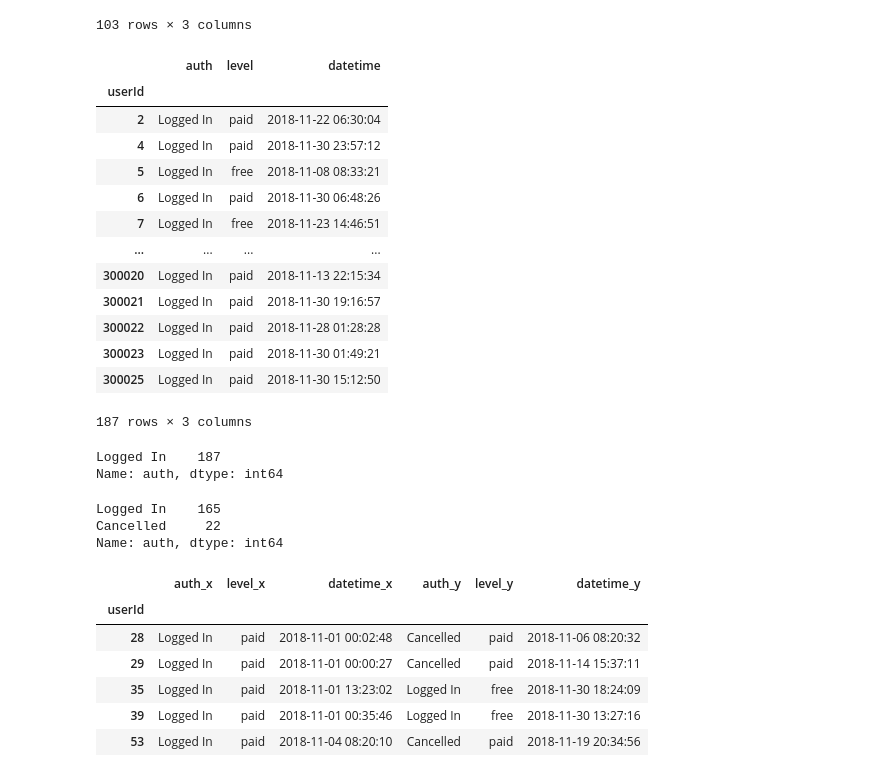
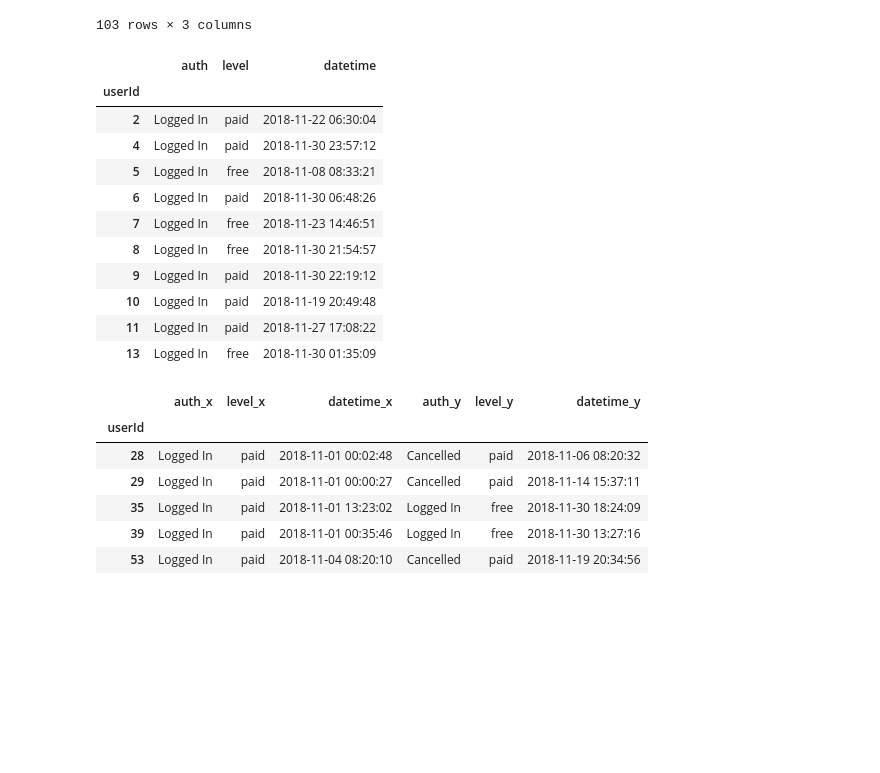
Before and after one commit to gilzero/project_churn_spark, a Jupyter notebook: sparkify.ipynb, the cells around one changed output. Saved outputs shown, nothing was run; the diff lists cells and outputs as text; code cells hidden in the pictures; blank space fills up the shorter version.

```diff
--- a/sparkify.ipynb
+++ b/sparkify.ipynb
@@ -195,0 +79,6 @@ df.shape[0]
+# %%
+# Create 'datetime' column, based on timpstamp value, and
+# Convert to pandas datetime type
+
+df['datetime'] = df['ts'].apply(lambda x: datetime.fromtimestamp(x/1000).isoformat())
+df['datetime'] = df['datetime'].astype('datetime64[ns]')
@@ -313,37 +231,24 @@ df_nov_starts_with_paid
 | 300025 | Logged In | paid | 2018-11-13 06:24:17 |
 103 rows × 3 columns
 # %%
-# the very last event for each user
+# The VERY LAST event for each user in Nov 2018
 
 df_nov_last = df_nov.drop_duplicates('userId', keep='last').\
 sort_values('userId')[['userId', 'auth', 'level', 'datetime']]
 
 df_nov_last = df_nov_last.set_index('userId')
-df_nov_last
+df_nov_last.head(10)
 # %% [output]
 |  | auth | level | datetime |
 | userId |  |  |  |
 | 2 | Logged In | paid | 2018-11-22 06:30:04 |
 | 4 | Logged In | paid | 2018-11-30 23:57:12 |
 | 5 | Logged In | free | 2018-11-08 08:33:21 |
 | 6 | Logged In | paid | 2018-11-30 06:48:26 |
 | 7 | Logged In | free | 2018-11-23 14:46:51 |
-| ... | ... | ... | ... |
-| 300020 | Logged In | paid | 2018-11-13 22:15:34 |
-| 300021 | Logged In | paid | 2018-11-30 19:16:57 |
-| 300022 | Logged In | paid | 2018-11-28 01:28:28 |
-| 300023 | Logged In | paid | 2018-11-30 01:49:21 |
-| 300025 | Logged In | paid | 2018-11-30 15:12:50 |
+| 8 | Logged In | free | 2018-11-30 21:54:57 |
+| 9 | Logged In | paid | 2018-11-30 22:19:12 |
+| 10 | Logged In | paid | 2018-11-19 20:49:48 |
+| 11 | Logged In | paid | 2018-11-27 17:08:22 |
+| 13 | Logged In | free | 2018-11-30 01:35:09 |
-187 rows × 3 columns
-# %%
-df_nov_first.auth.value_counts()
-# %% [output]
-Logged In    187
-Name: auth, dtype: int64
-# %%
-df_nov_last.auth.value_counts()
-# %% [output]
-Logged In    165
-Cancelled     22
-Name: auth, dtype: int64
 # %%
```
Also changed, not shown: parts of 82 cells of this notebook.
